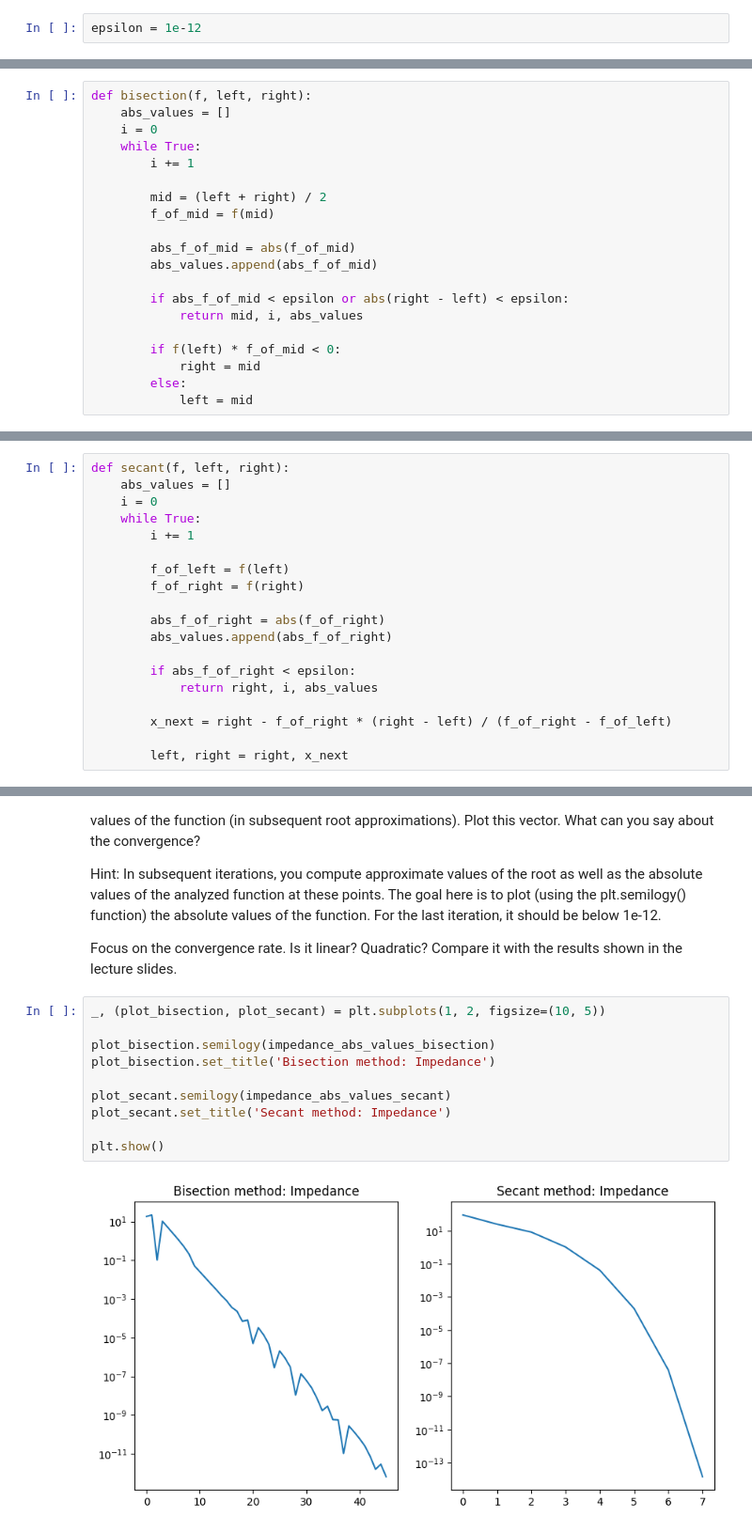
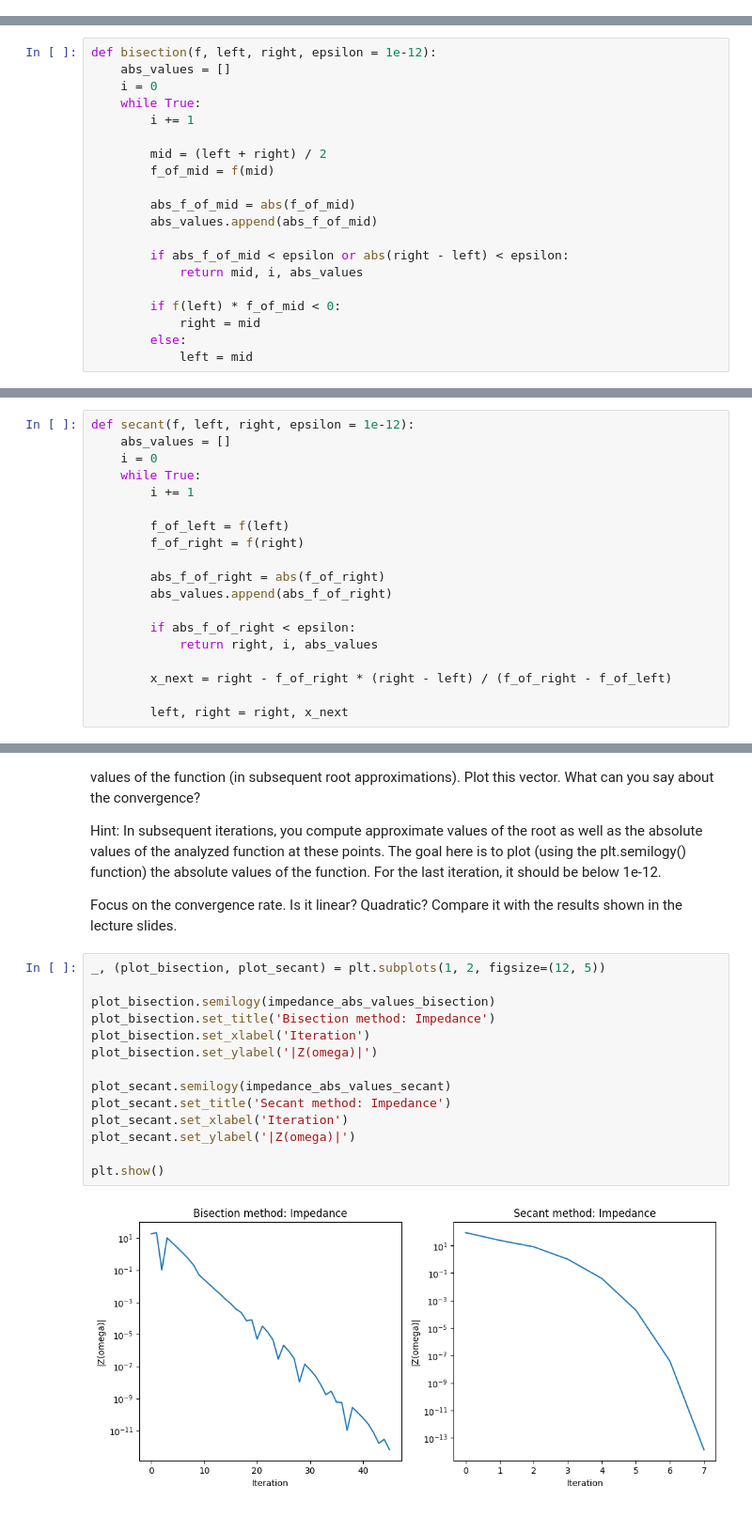
Before and after one commit to Neukz/numerical-methods, a Jupyter notebook: Lab6/Lab6.ipynb, the cells around one changed output, grey strips where cells are left out. Shown: that part at 94% size. Cells and saved outputs as stored; diff of their text form.

Commit message:
Add axis labels to convergence rate plots

```diff
--- a/Lab6/Lab6.ipynb
+++ b/Lab6/Lab6.ipynb
@@ -59,8 +59,6 @@ t_right = 50
 
 def velocity(t):
     return u * math.log(m0 / (m0 - q * t)) - g * t
-# %%
-epsilon = 1e-12
 # %% [markdown]
 ### Task 2
 
@@ -79,7 +77,7 @@ Output of a function:
 
 Test your bisection algorithm on a simple function (suggest one!)
 # %%
-def bisection(f, left, right):
+def bisection(f, left, right, epsilon = 1e-12):
     abs_values = []
     i = 0
     while True:
@@ -125,7 +123,7 @@ Output of a function:
 
 Test your secant algorithm on a simple function (suggest one!)
 # %%
-def secant(f, left, right):
+def secant(f, left, right, epsilon = 1e-12):
     abs_values = []
     i = 0
     while True:
@@ -208,15 +206,19 @@ Hint: In subsequent iterations, you compute approximate values of the root as we
 
 Focus on the convergence rate. Is it linear? Quadratic? Compare it with the results shown in the lecture slides.
 # %%
-_, (plot_bisection, plot_secant) = plt.subplots(1, 2, figsize=(10, 5))
+_, (plot_bisection, plot_secant) = plt.subplots(1, 2, figsize=(12, 5))
 
 plot_bisection.semilogy(impedance_abs_values_bisection)
 plot_bisection.set_title('Bisection method: Impedance')
+plot_bisection.set_xlabel('Iteration')
+plot_bisection.set_ylabel('|Z(omega)|')
 
 plot_secant.semilogy(impedance_abs_values_secant)
 plot_secant.set_title('Secant method: Impedance')
+plot_secant.set_xlabel('Iteration')
+plot_secant.set_ylabel('|Z(omega)|')
 
 plt.show()
 # %% [output]
-[figure, old version]
+[figure, new version]
 # %%
```
Also changed, not shown: parts of 1 cell of this notebook.
